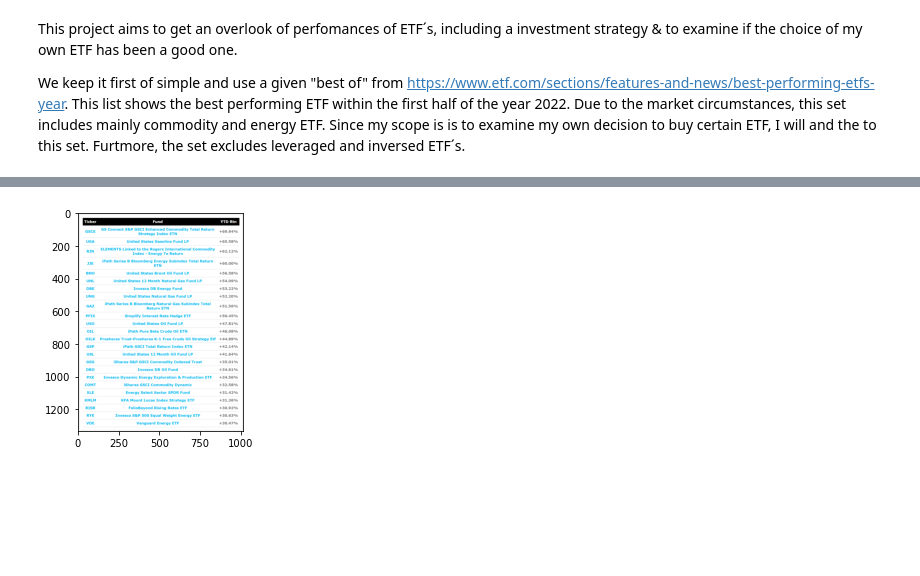
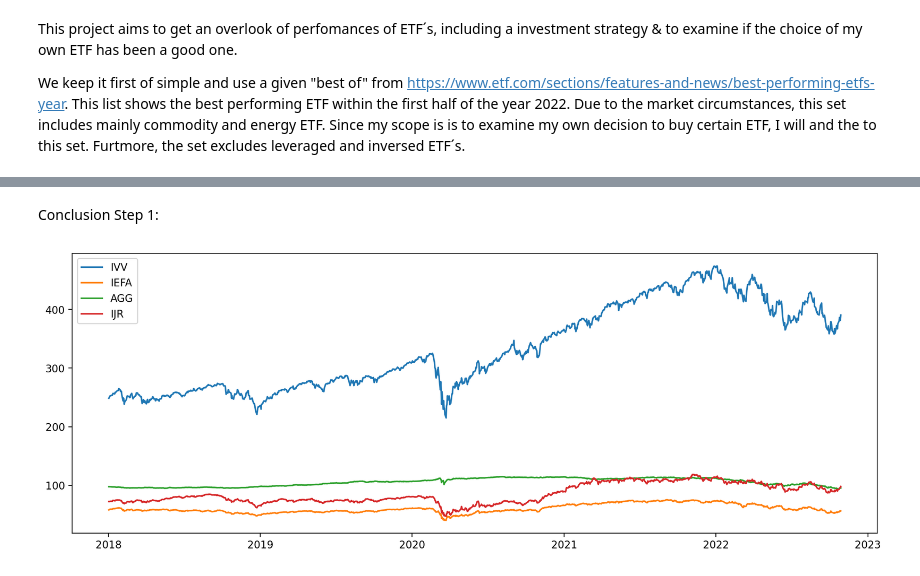
Before and after one commit to Ankru98/finengin, a Jupyter notebook: Code_Jupiter.ipynb, the cells around one changed output, grey strips where cells are left out. Saved outputs shown, nothing was run; the diff lists cells and outputs as text; code cells hidden in the pictures; blank space fills up the shorter version.

```diff
--- a/Code_Jupiter.ipynb
+++ b/Code_Jupiter.ipynb
@@ -14,7 +26,13 @@ from PIL import Image
 # %%
-# zeige die Übersicht der ETF´s
-img= Image.open("Übersicht_ETFs.png")
-plt.imshow(img, )
+# Step 1 - importing data individually
+start = datetime.datetime(2018,1,1)
+end = datetime.datetime.today()
 
-plt.show();
+ivv_df = web.DataReader('IVV', 'yahoo', start=start, end=end)
+iefa_df = web.DataReader('IEFA', 'yahoo', start=start, end=end)
+agg_df = web.DataReader('AGG', 'yahoo', start=start, end=end)
+ijr_df = web.DataReader('IJR', 'yahoo', start=start, end=end)
+
+# proof that it worked
+ivv_df.head()
 # %% [output]
@@ -25,3 +65,18 @@ plt.show();
 # %%
+# Step 1 - importing data by defining a for loop that gets the tickers from a list
+ticker = ['IVV', 'IEFA', 'AGG', 'IJR']
-# %% [output]
-[figure, removed]
+# %% [markdown]
+Conclusion Step 1:
+# %%
+# print the absolute change of these assets
+fig, ax = plt.subplots(figsize=(14,5), dpi=200)
+
+ax.plot(ivv_df["Adj Close"], label="IVV")
+ax.plot(iefa_df["Adj Close"], label="IEFA")
+ax.plot(agg_df["Adj Close"], label="AGG")
+ax.plot(ijr_df["Adj Close"], label="IJR")
+
+plt.legend()
+plt.show();
+# %% [output]
+[figure, added]
```
Also changed, not shown: parts of 5 cells of this notebook.
